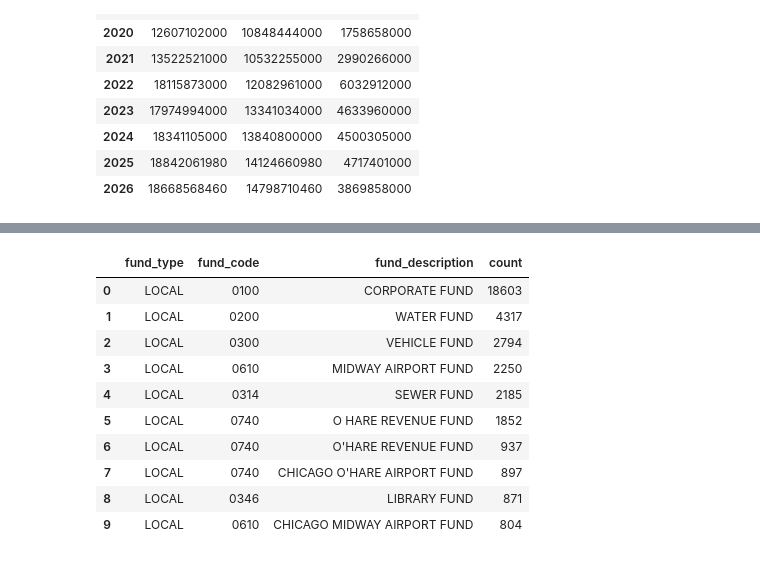
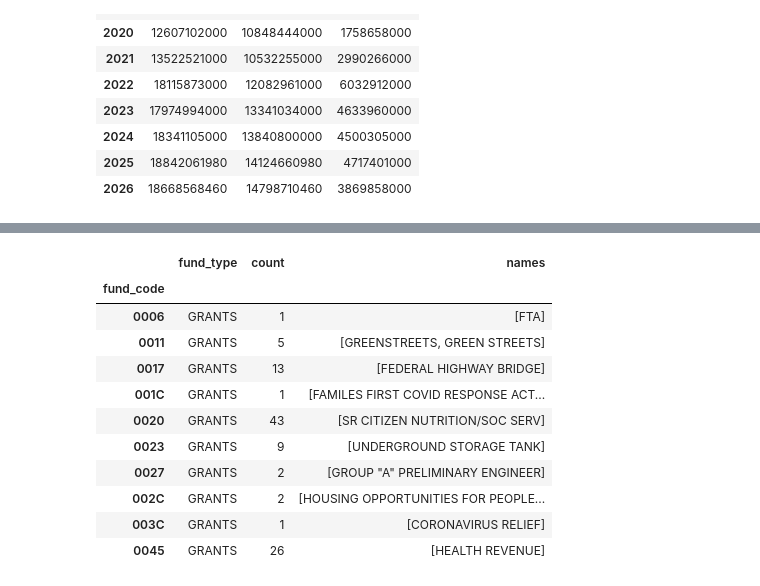
Before and after one commit to RamarkoB/chicago-budget, a Jupyter notebook: explore.ipynb, the cells around one changed output, grey strips where cells are left out. Saved outputs shown, nothing was run; the diff lists cells and outputs as text; code cells hidden in the pictures.

```diff
--- a/explore.ipynb
+++ b/explore.ipynb
@@ -9,6 +9,7 @@ import math
 # set display options for pandas
 pd.set_option("display.max_rows", None)
 pd.set_option("display.max_colwidth", None)
+pd.set_option("display.float_format", "{:.2f}".format)
 # %%
 # constants
 years = [2011, 2012, 2013, 2014, 2015, 2016, 2017, 2018, 2019, 2020, 2021, 2022, 2023, 2024, 2025, 2026]
@@ -23,14 +24,8 @@ def getRowAmount(row):
     else:
         return row["amount"]
 
-def getValueCounts(cols):
-    return df[cols].value_counts().to_frame().reset_index()
-
-def getAltNames(df, indexCol, nameCol):
-    count = df[indexCol].value_counts().to_frame().reset_index()
-    mult = count[count["count"] > 1]
-    mult["names"] = mult.apply(lambda row: df[df[indexCol] == row[indexCol]][nameCol].to_list(), axis=1)
-    return mult
+def fmtCode(code, length):
+    return "0" * (length - len(str(code))) + str(code) # if isinstance(code, float) and not math.isnan(code) else code
 
 def getAnnualBudget(df, year):
     return df[df["year"] == year]["amount"].sum()
@@ -44,8 +39,14 @@ def getAnnualGrantFunds(df, year):
 def getAnnualLocalFunds(df, year):
     return getAnnualFundType(df, year, "LOCAL")
 
-# def getAnnualCDBGFunds(df, year):
-#     return getAnnualFundType(df, year, "CDBG")
+def getBreakdown(df, indexCol, nameCol):
+    valueCounts = df[[indexCol, nameCol]].value_counts().to_frame().reset_index()
+    nameCounts = valueCounts[indexCol].value_counts().to_frame().reset_index()
+
+    mult = nameCounts.drop("count", axis=1)
+    mult["count"] = mult.apply(lambda row: valueCounts[valueCounts[indexCol] == row[indexCol]]["count"].sum(), axis=1)
+    mult["names"] = mult.apply(lambda row: valueCounts[valueCounts[indexCol] == row[indexCol]][nameCol].to_list(), axis=1)
+    return mult.sort_values(by=indexCol).set_index(indexCol)
 # %%
 # import all ordinance files and combine into table
 df = pd.DataFrame()
@@ -57,13 +58,16 @@ for year in years:
 
 # clean rows and columns
 df["amount"] = df.apply(getRowAmount, axis=1)
-df["fund_code"] = df.apply(lambda row: row["fund_code"] if len(row["fund_code"]) == 4 else "0" + row["fund_code"], axis=1)
+df["fund_code"] = df.apply(lambda row: fmtCode(row["fund_code"], 4), axis=1)
+df["department_number"] = df.apply(lambda row: fmtCode(row["department_number"], 2), axis=1)
+df["appropriation_account"] = df.apply(lambda row: fmtCode(row["appropriation_account"], 4), axis=1)
 df["appropriation_authority"] = df["appropriation_authority"].apply(lambda x: str(int(x)) if isinstance(x, float) and not math.isnan(x) else x)
+df["appropriation_authority"] = df.apply(lambda row: fmtCode(row["appropriation_authority"], 4), axis=1)
 df = df.drop(columns=["department", "_ordinance_amount_", "appropriation_ordinance"])
 
 for colName in normalizedColumns:
     df[colName] = df[colName].str.upper()
 
-df.tail()
+df.head()
 # %% [output]
 |  | fund_type | fund_code | fund_description | department_number | department_description | appropriation_authority | ... |
@@ -127,20 +122,23 @@ TypeError: billions_formatter() takes 1 positional argument but 2 were given
 # %%
 # More Info from Office of Inspector General: https://igchicago.org/information-portal/data-dashboards/city-budget-by-departments/
 # Local funds are used by the City for non-capital operations with sources other than grant funds. These include the Corporate Fund, O’Hare Revenue Fund, Water Fund, and other similar funds.
 # Grants are financial awards given by the federal, state, or local government authority restricted for a specific project or service.
 # Community Development Block Grant (CDBG) funds are provided by federal and state governments to communities and people to be used in a variety of ways including housing, community development programs, healthy food initiatives, and sustainability services.
-funds = getValueCounts(["fund_type", "fund_code", "fund_description"])
+funds = getBreakdown(df, "fund_code", "fund_description")
+funds["fund_type"] = funds.index.map(lambda i: df[df["fund_code"] == i].iloc[0]["fund_type"])
+funds = funds[["fund_type", "count", "names"]]
 funds.head(10)
 # %% [output]
-|  | fund_type | fund_code | fund_description | count |
-| 0 | LOCAL | 0100 | CORPORATE FUND | 18603 |
-| 1 | LOCAL | 0200 | WATER FUND | 4317 |
-| 2 | LOCAL | 0300 | VEHICLE FUND | 2794 |
-| 3 | LOCAL | 0610 | MIDWAY AIRPORT FUND | 2250 |
-| 4 | LOCAL | 0314 | SEWER FUND | 2185 |
-| 5 | LOCAL | 0740 | O HARE REVENUE FUND | 1852 |
-| 6 | LOCAL | 0740 | O'HARE REVENUE FUND | 937 |
-| 7 | LOCAL | 0740 | CHICAGO O'HARE AIRPORT FUND | 897 |
-| 8 | LOCAL | 0346 | LIBRARY FUND | 871 |
-| 9 | LOCAL | 0610 | CHICAGO MIDWAY AIRPORT FUND | 804 |
+|  | fund_type | count | names |
+| fund_code |  |  |  |
+| 0006 | GRANTS | 1 | [FTA] |
+| 0011 | GRANTS | 5 | [GREENSTREETS, GREEN STREETS] |
+| 0017 | GRANTS | 13 | [FEDERAL HIGHWAY BRIDGE] |
+| 001C | GRANTS | 1 | [FAMILES FIRST COVID RESPONSE ACT... |
+| 0020 | GRANTS | 43 | [SR CITIZEN NUTRITION/SOC SERV] |
+| 0023 | GRANTS | 9 | [UNDERGROUND STORAGE TANK] |
+| 0027 | GRANTS | 2 | [GROUP "A" PRELIMINARY ENGINEER] |
+| 002C | GRANTS | 2 | [HOUSING OPPORTUNITIES FOR PEOPLE... |
+| 003C | GRANTS | 1 | [CORONAVIRUS RELIEF] |
+| 0045 | GRANTS | 26 | [HEALTH REVENUE] |
 # %%
```
Also changed, not shown: parts of 12 cells of this notebook, 4 other files.
